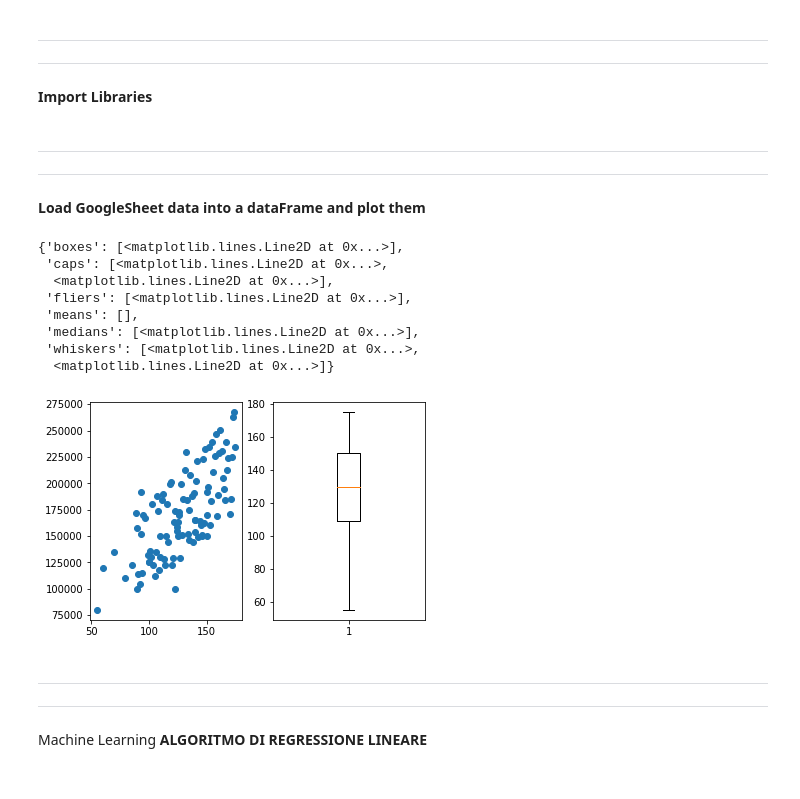
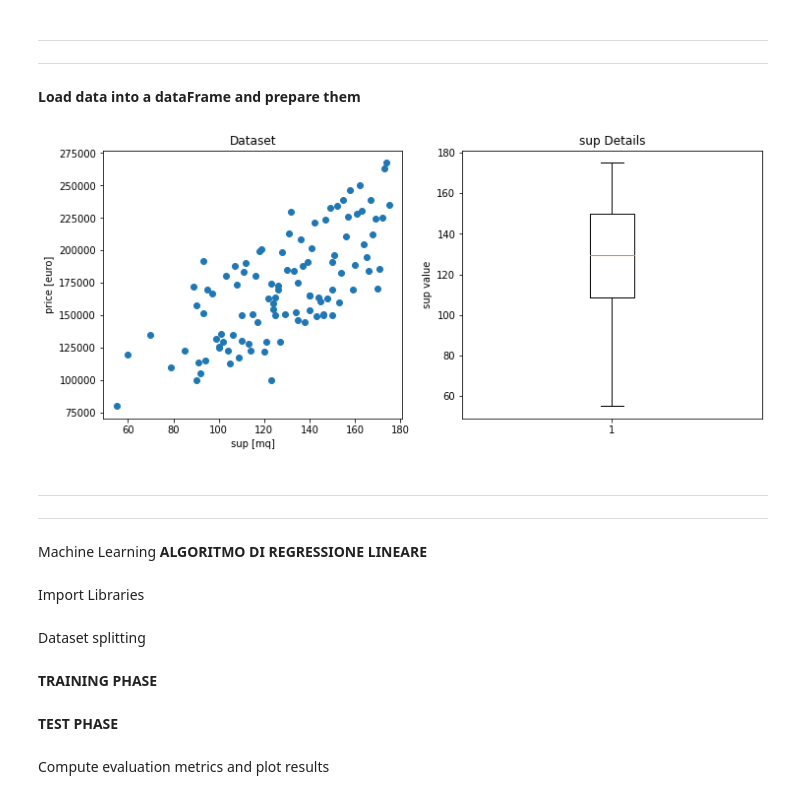
Before and after one commit to MatteoGandetto/Corso_ML_con_Python, a Jupyter notebook: Regressione_Lineare_Semplice.ipynb, the cells around one changed output. Drawn from its saved outputs; the diff is of its cells as text; code cells hidden in the pictures.

```diff
--- a/Regressione_Lineare_Semplice.ipynb
+++ b/Regressione_Lineare_Semplice.ipynb
@@ -28,11 +6,3 @@ Mounted at /content/drive
-# %% [markdown]
-
-
----
----
-
-
-**Import Libraries**
 # %%
 # package for scientific computing
 import numpy as np
@@ -56,35 +17,39 @@ gs=gspread.authorize(GoogleCredentials.get_application_default())
 
 ---
 ---
-**Load GoogleSheet data into a dataFrame and plot them**
+**Load data into a dataFrame and prepare them**
 # %%
-FILE_NAME='Regressione_IN'
-wks=gs.open(FILE_NAME).sheet1
-INPUT_df=get_as_dataframe(wks)
+
+path='https://raw.githubusercontent.com/MatteoGandetto/Corso_Python_new/master/Regressione_Lineare_Semplice_IN.csv'
+INPUT_df=pd.read_csv(path)
 
 #remove all NaN
+# 0 -> rows
+# 1 -> columns
 INPUT_df=INPUT_df.dropna(1,'all')
 INPUT_df=INPUT_df.dropna(0,'all')
 
 #convert to NumPy array
 np_IN=np.array(INPUT_df)
 np_IN_X=np_IN[:,0]
-np_IN_Y=np_IN[:,1]
+np_IN_y=np_IN[:,1]
 
 #plot data
 fig, axs = plt.subplots(1,2)
-axs[0].scatter(np_IN_X, np_IN_Y)
+fig.set_size_inches(12,5)
+
+axs[0].scatter(np_IN_X, np_IN_y)
+axs[0].set_xlabel('sup [mq]')
+axs[0].set_ylabel('price [euro]')
+axs[0].set_title('Dataset')
+
 axs[1].boxplot(np_IN_X)
+axs[1].set_ylabel('sup value')
+axs[1].set_title('sup Details')
+
+fig.show()
 # %% [output]
-{'boxes': [<matplotlib.lines.Line2D at 0x...>],
- 'caps': [<matplotlib.lines.Line2D at 0x...>,
-  <matplotlib.lines.Line2D at 0x...>],
- 'fliers': [<matplotlib.lines.Line2D at 0x...>],
- 'means': [],
- 'medians': [<matplotlib.lines.Line2D at 0x...>],
- 'whiskers': [<matplotlib.lines.Line2D at 0x...>,
-  <matplotlib.lines.Line2D at 0x...>]}
-[figure, old version]
+[figure, new version]
 # %% [markdown]
 
 
@@ -94,3 +59,5 @@ axs[1].boxplot(np_IN_X)
 
 Machine Learning
 **ALGORITMO DI REGRESSIONE LINEARE**
+# %% [markdown]
+Import Libraries
@@ -96,0 +68,2 @@ Machine Learning
+# %% [markdown]
+Dataset splitting
@@ -96,0 +74,2 @@ Machine Learning
+# %% [markdown]
+**TRAINING PHASE**
@@ -96,0 +85,2 @@ Machine Learning
+# %% [markdown]
+**TEST PHASE**
@@ -97 +92,3 @@ Machine Learning
+# %% [markdown]
+Compute evaluation metrics and plot results
 # %%
```
Also changed, not shown: parts of 11 cells of this notebook.
